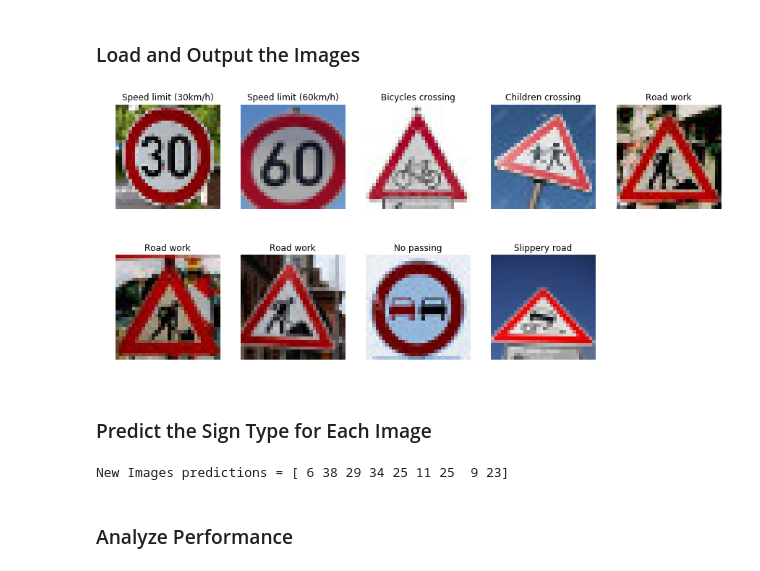
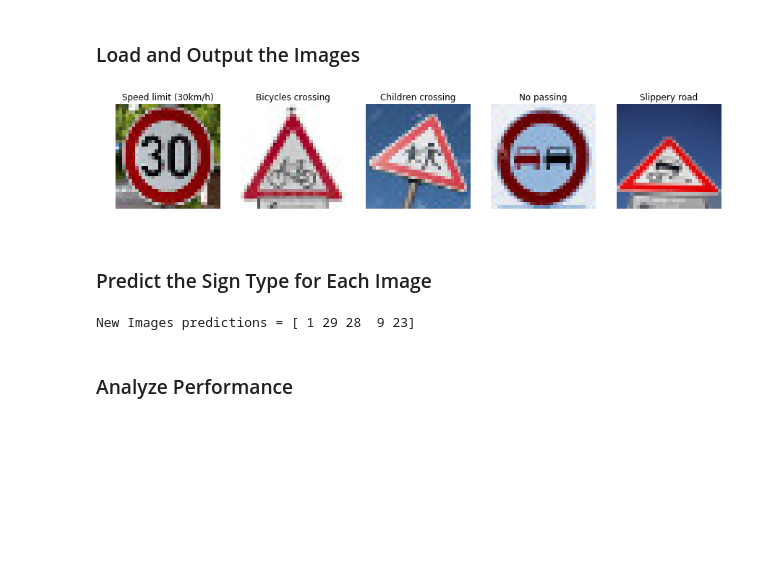
Before and after one commit to patrickmpoon/CarND-Traffic-Sign-Classifier-Project, a Jupyter notebook: Traffic_Sign_Classifier.ipynb, the cells around one changed output. Drawn from its saved outputs; the diff is of its cells as text; code cells hidden in the pictures; blank space fills up the shorter version.

```diff
--- a/Traffic_Sign_Classifier.ipynb
+++ b/Traffic_Sign_Classifier.ipynb
@@ -486,39 +486,35 @@ new_images = []
 images_dir = 'new_traffic_signs'
 new_image_files = [
     '30.jpg',
-    '60.jpg',
     'bicycle_crossing.jpeg',
     'children-crossing.jpg',
-    'guy_digging_1.jpg',
-    'guy_digging_2.jpg',
-    'guy_digging_3.jpg',
     'no-passing.jpg',
     'slippery.jpg'
 ]
-new_image_codes = np.array([1, 3, 29, 28, 25, 25, 25, 9, 23])
+new_image_codes = np.array([1, 29, 28, 9, 23])
 
 new_image_columns = 5
 
 
 def get_image(file_path):
     raw_file = cv2.imread(file_path)
     return cv2.cvtColor(raw_file, cv2.COLOR_BGR2RGB)
 
 
 for image_file in new_image_files:
     if image_file != '.DS_Store':
         image = get_image(images_dir + '/' + image_file)
         new_images.append(image)
 
 plt.figure(figsize=(15, 7))
 
 for i, image in enumerate(new_images, 1):
     plt.subplot(math.ceil(len(new_images) / new_image_columns), new_image_columns, i)
     plt.axis('off')
     plt.title(signs[new_image_codes[i-1]])
     plt.imshow(image)
 # %% [output]
-[figure, old version]
+[figure, new version]
 # %% [markdown]
 ### Predict the Sign Type for Each Image
 # %%
@@ -527,7 +523,7 @@ for i, image in enumerate(new_images, 1):
 ### Feel free to use as many code cells as needed.
 
 X_new_images = pre_process_images(np.array(new_images, dtype=np.float32))
-y_new_images = np.array([1, 3, 29, 28, 25, 25, 25, 9, 23])
+y_new_images = new_image_codes
 
 predictions = []
 
@@ -538,7 +534,7 @@ with tf.Session() as sess:
     predictions = sess.run(prediction, feed_dict={x: X_new_images})
     print("New Images predictions = {}".format(predictions))
 # %% [output]
-New Images predictions = [ 6 38 29 34 25 11 25  9 23]
+New Images predictions = [ 1 29 28  9 23]
 # %% [markdown]
 ### Analyze Performance
 # %%
```
Also changed, not shown: parts of 7 cells of this notebook, 1 other file.
